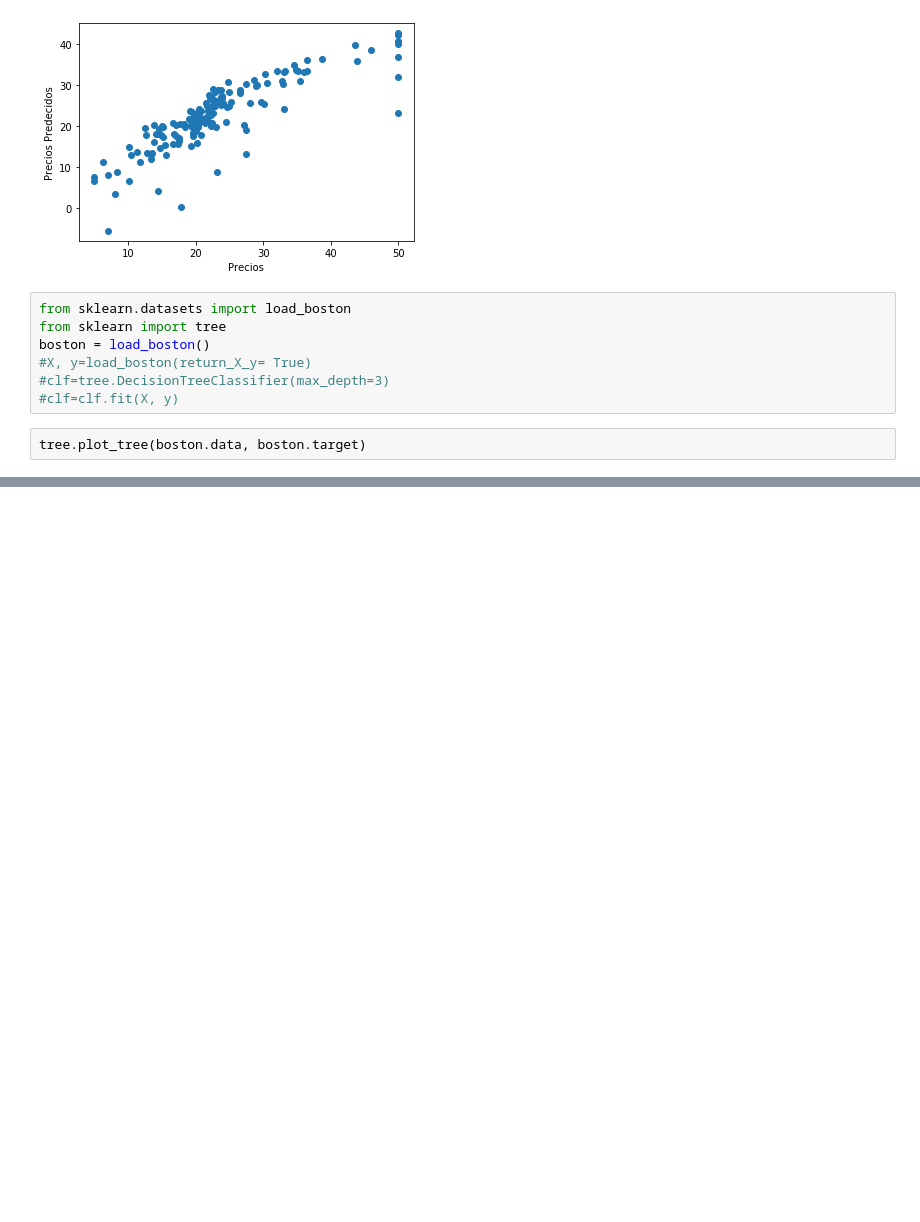
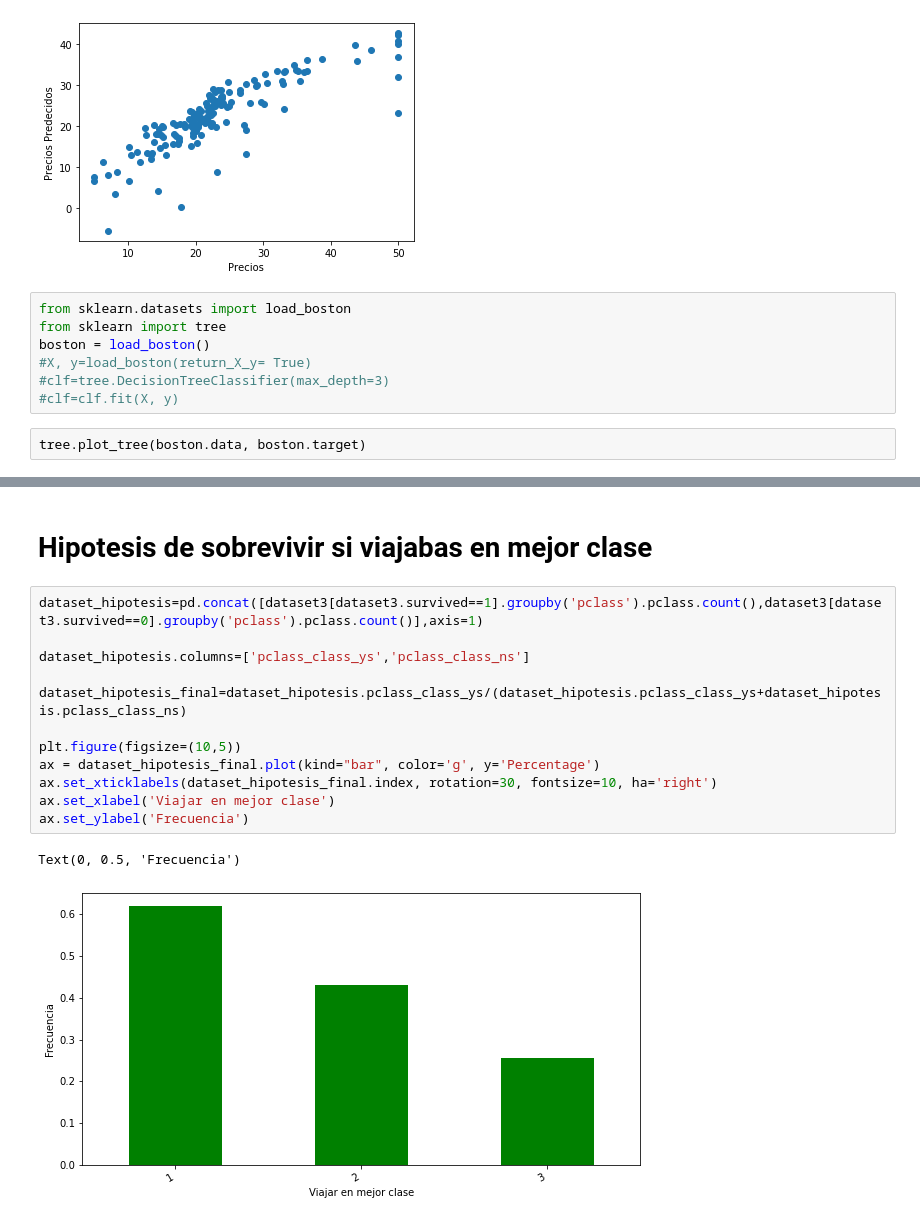
Before and after one commit to InteligenciaArtificialIIP/Arboles-y-Bosques-Aleatorios, a Jupyter notebook: Arboles y Bosques Aleatorios.ipynb, the cells around one changed output, grey strips where cells are left out. Drawn from its saved outputs; the diff is of its cells as text; blank space fills up the shorter version.

```diff
--- a/Arboles y Bosques Aleatorios.ipynb
+++ b/Arboles y Bosques Aleatorios.ipynb
@@ -680,0 +871,17 @@ tree.plot_tree(boston.data, boston.target)
+# %% [markdown]
+# Hipotesis de sobrevivir si viajabas en mejor clase
+# %%
+dataset_hipotesis=pd.concat([dataset3[dataset3.survived==1].groupby('pclass').pclass.count(),dataset3[dataset3.survived==0].groupby('pclass').pclass.count()],axis=1)
+
+dataset_hipotesis.columns=['pclass_class_ys','pclass_class_ns']
+
+dataset_hipotesis_final=dataset_hipotesis.pclass_class_ys/(dataset_hipotesis.pclass_class_ys+dataset_hipotesis.pclass_class_ns)
+
+plt.figure(figsize=(10,5))
+ax = dataset_hipotesis_final.plot(kind="bar", color='g', y='Percentage')
+ax.set_xticklabels(dataset_hipotesis_final.index, rotation=30, fontsize=10, ha='right')
+ax.set_xlabel('Viajar en mejor clase')
+ax.set_ylabel('Frecuencia')
+# %% [output]
+Text(0, 0.5, 'Frecuencia')
+[figure, added]
```
Also changed, not shown: parts of 49 cells of this notebook.
